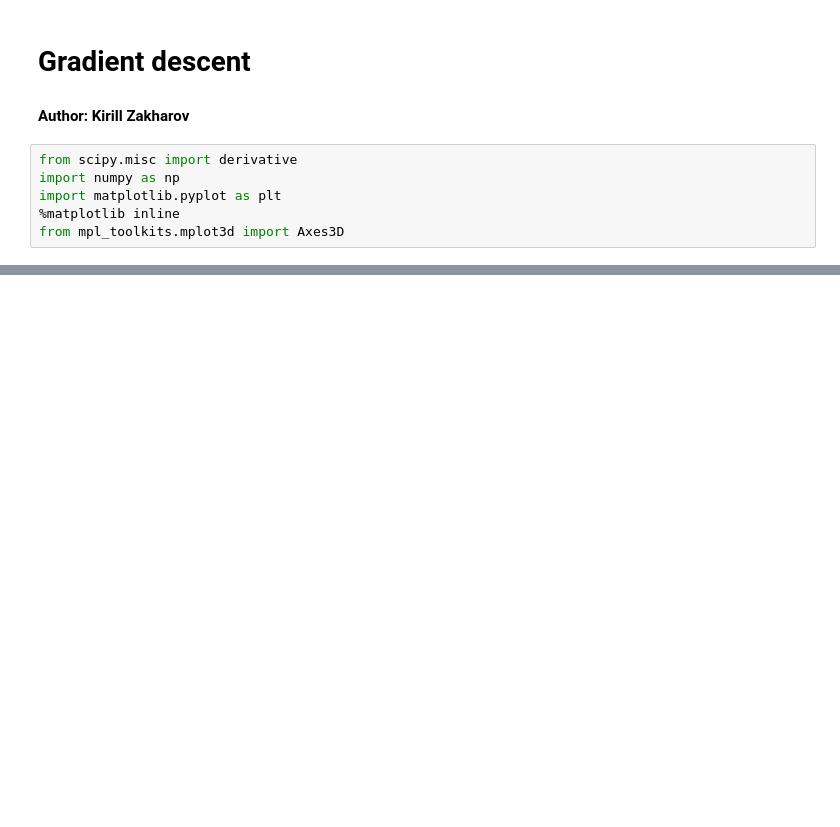
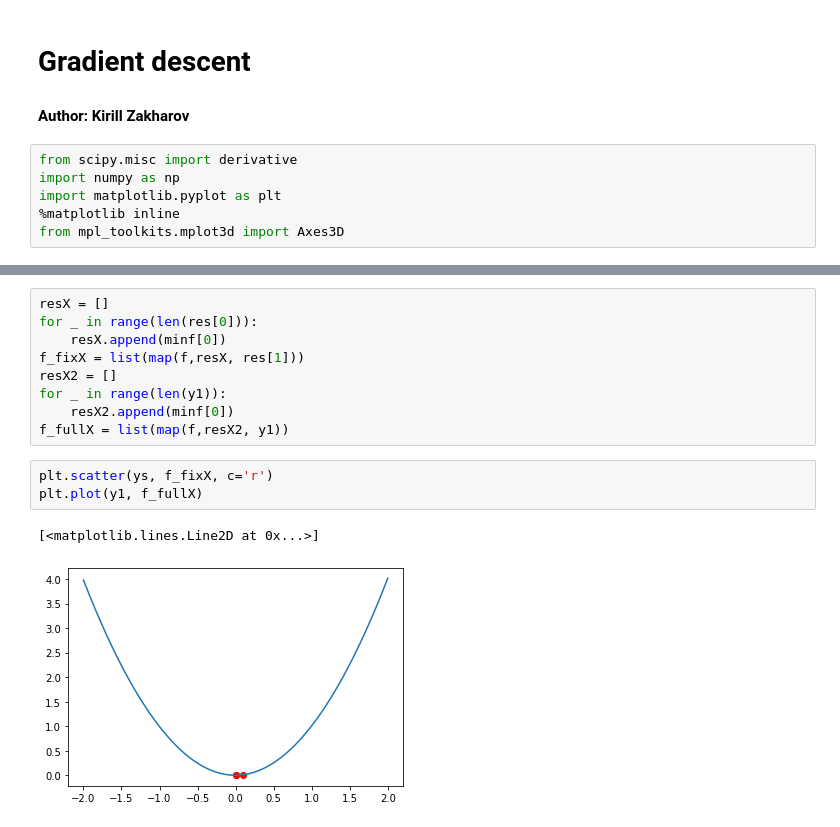
Before and after one commit to kirillzx/Math-projects, a Jupyter notebook: EP/gradient_descent.ipynb, the cells around one changed output, grey strips where cells are left out. Saved outputs shown, nothing was run; the diff lists cells and outputs as text; blank space fills up the shorter version.

```diff
--- a/EP/gradient_descent.ipynb
+++ b/EP/gradient_descent.ipynb
@@ -71,0 +110,15 @@ plt.show()
+# %%
+resX = []
+for _ in range(len(res[0])):
+    resX.append(minf[0])
+f_fixX = list(map(f,resX, res[1]))
+resX2 = []
+for _ in range(len(y1)):
+    resX2.append(minf[0])
+f_fullX = list(map(f,resX2, y1))
+# %%
+plt.scatter(ys, f_fixX, c='r')
+plt.plot(y1, f_fullX)
+# %% [output]
+[<matplotlib.lines.Line2D at 0x...>]
+[figure, added]
```
Also changed, not shown: parts of 7 cells of this notebook.
